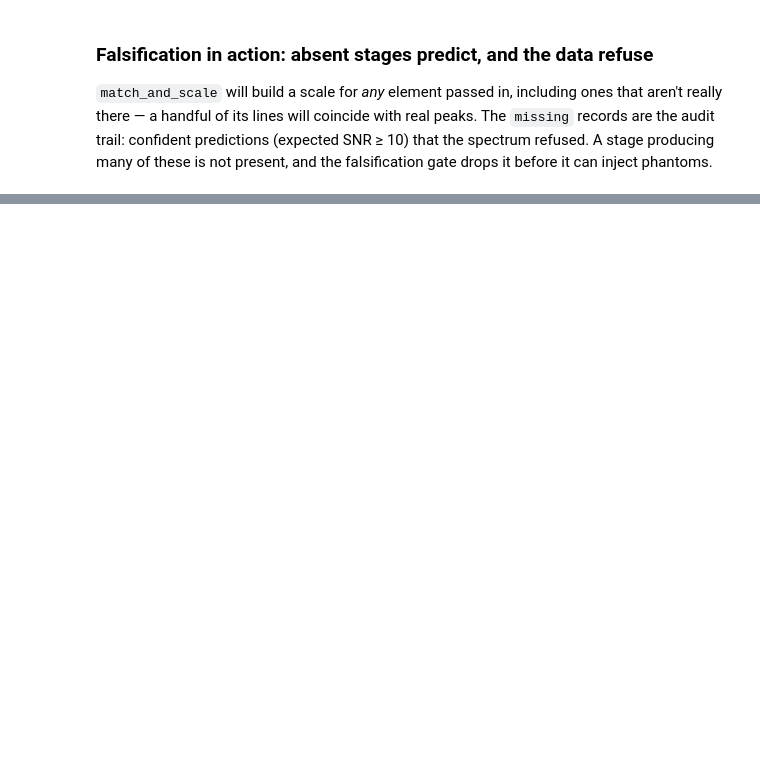
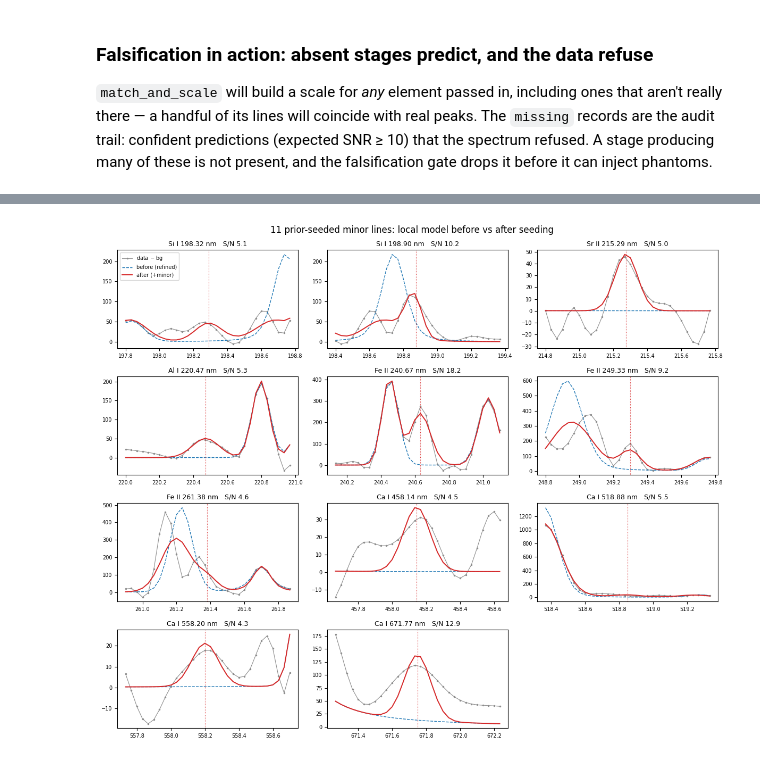
Before and after one commit to MWhitta/alibz, a Jupyter notebook: notebooks/fit_inspection.ipynb, the cells around one changed output, grey strips where cells are left out. Saved outputs shown, nothing was run; the diff lists cells and outputs as text; code cells hidden in the pictures; blank space fills up the shorter version.

```diff
--- a/notebooks/fit_inspection.ipynb
+++ b/notebooks/fit_inspection.ipynb
@@ -317,0 +338,32 @@ top confident predictions the data refused:
+# %%
+# each accepted minor line: local model BEFORE seeding (refined) vs AFTER (final)
+yb    = y - final["background"]
+noise = PeakyFinder._noise_scale_local(yb)
+m_ref = multi_voigt(x, np.ravel(refined["sorted_parameter_array"][:, :4]))
+m_fin = multi_voigt(x, np.ravel(final["sorted_parameter_array"][:, :4]))
+added = sorted([r for r in records if r["action"] == "added"],
+               key=lambda r: r["wavelength_db"])
+
+ncol = 3
+nrow = int(np.ceil(len(added) / ncol))
+fig, axs = plt.subplots(nrow, ncol, figsize=(4 * ncol, 2.5 * nrow))
+axf = np.atleast_1d(axs).ravel()
+for ax, r in zip(axf, added):
+    c = r["center"]
+    w = (x > c - 0.5) & (x < c + 0.5)
+    ax.plot(x[w], yb[w], color="0.55", lw=0.8, marker=".", ms=3, label="data $-$ bg")
+    ax.plot(x[w], m_ref[w], "C0--", lw=1.0, label="before (refined)")
+    ax.plot(x[w], m_fin[w], "C3-", lw=1.4, label="after (+minor)")
+    ax.axvline(c, color="C3", ls=":", lw=0.8)
+    stage = "I" if r["stage"] == 1 else "II"
+    ax.set_title(f"{r['element']} {stage} {r['wavelength_db']:.2f} nm   S/N {r['snr']:.1f}",
+                 fontsize=9)
+    ax.tick_params(labelsize=7)
+for ax in axf[len(added):]:
+    ax.set_visible(False)
+axf[0].legend(fontsize=7, loc="upper left")
+fig.suptitle(f"{len(added)} prior-seeded minor lines: local model before vs after seeding",
+             fontsize=12)
+fig.tight_layout();
+# %% [output]
+[figure, added]
```
Also changed, not shown: parts of 15 cells of this notebook, 3 other files.
